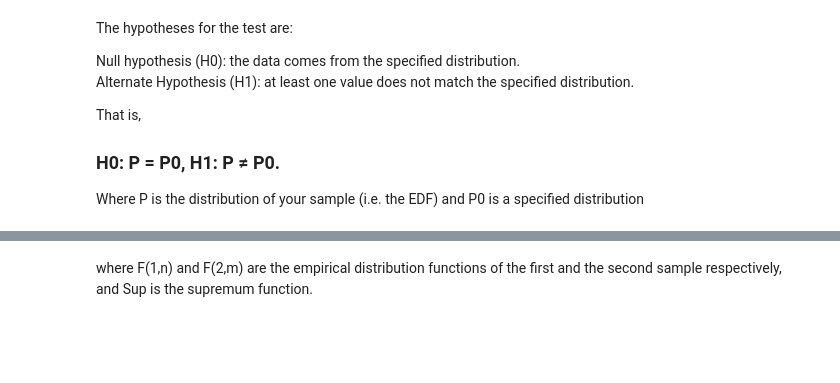
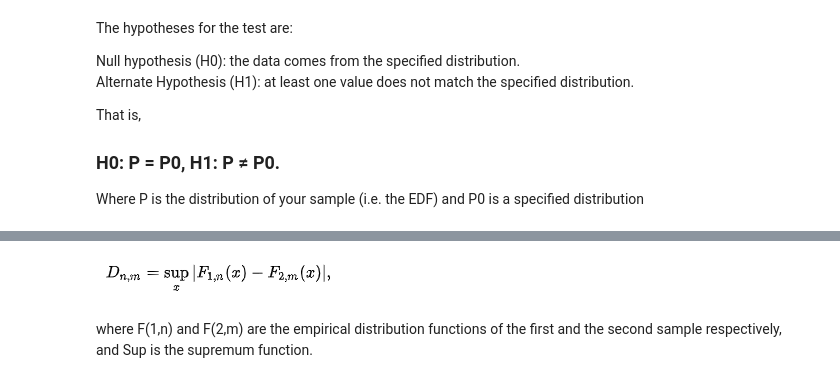
Before and after one commit to utksh/Probability-Statistics-for-Machine-Learning, a Jupyter notebook: K-S+Test.ipynb, the cells around one changed output, grey strips where cells are left out. Drawn from its saved outputs; the diff is of its cells as text; code cells hidden in the pictures; blank space fills up the shorter version.

Commit message:
KS Test modification

```diff
--- a/K-S+Test.ipynb
+++ b/K-S+Test.ipynb
@@ -20,3 +19,9 @@ The test statistic for the following hypothesis is
+# %%
+#The test statistic for the following hypothesis is
+from IPython.display import Image
+Image(filename='Capture.png')
+# %% [output]
+[figure, added]
 # %% [markdown]
 where F(1,n) and F(2,m) are the empirical distribution functions of the first and the second sample respectively, and Sup  is the supremum function.
 # %% [markdown]
```
Also changed, not shown: parts of 8 cells of this notebook.
